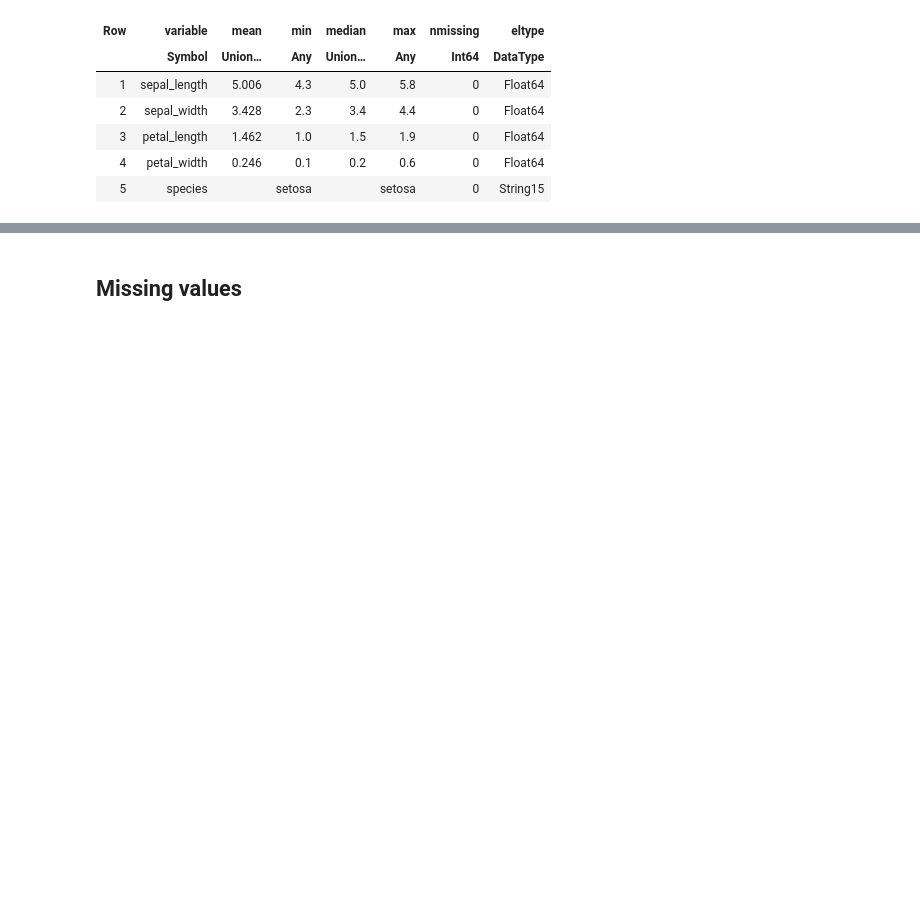
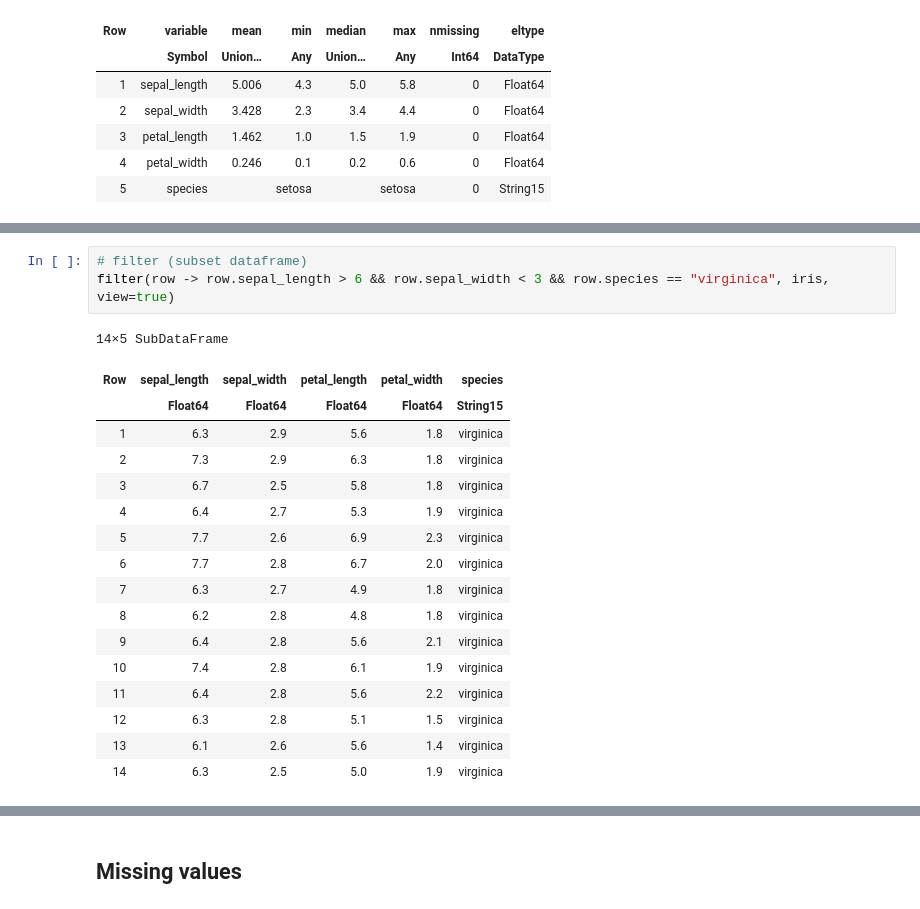
Before and after one commit to Brinkhuis/JuliaBasics, a Jupyter notebook: dataframes.ipynb, the cells around one changed output, grey strips where cells are left out. Cells and saved outputs as stored; diff of their text form; blank space fills up the shorter version.

```diff
--- a/dataframes.ipynb
+++ b/dataframes.ipynb
@@ -317,0 +476,21 @@ describe(iris[iris.species .== "setosa", :])
+# %%
+# filter (subset dataframe)
+filter(row -> row.sepal_length > 6 && row.sepal_width < 3 && row.species == "virginica", iris, view=true)
+# %% [output]
+14×5 SubDataFrame
+| Row | sepal_length | sepal_width | petal_length | petal_width | species |
+|  | Float64 | Float64 | Float64 | Float64 | String15 |
+| 1 | 6.3 | 2.9 | 5.6 | 1.8 | virginica |
+| 2 | 7.3 | 2.9 | 6.3 | 1.8 | virginica |
+| 3 | 6.7 | 2.5 | 5.8 | 1.8 | virginica |
+| 4 | 6.4 | 2.7 | 5.3 | 1.9 | virginica |
+| 5 | 7.7 | 2.6 | 6.9 | 2.3 | virginica |
+| 6 | 7.7 | 2.8 | 6.7 | 2.0 | virginica |
+| 7 | 6.3 | 2.7 | 4.9 | 1.8 | virginica |
+| 8 | 6.2 | 2.8 | 4.8 | 1.8 | virginica |
+| 9 | 6.4 | 2.8 | 5.6 | 2.1 | virginica |
+| 10 | 7.4 | 2.8 | 6.1 | 1.9 | virginica |
+| 11 | 6.4 | 2.8 | 5.6 | 2.2 | virginica |
+| 12 | 6.3 | 2.8 | 5.1 | 1.5 | virginica |
+| 13 | 6.1 | 2.6 | 5.6 | 1.4 | virginica |
+| 14 | 6.3 | 2.5 | 5.0 | 1.9 | virginica |
```
Also changed, not shown: parts of 50 cells of this notebook.
